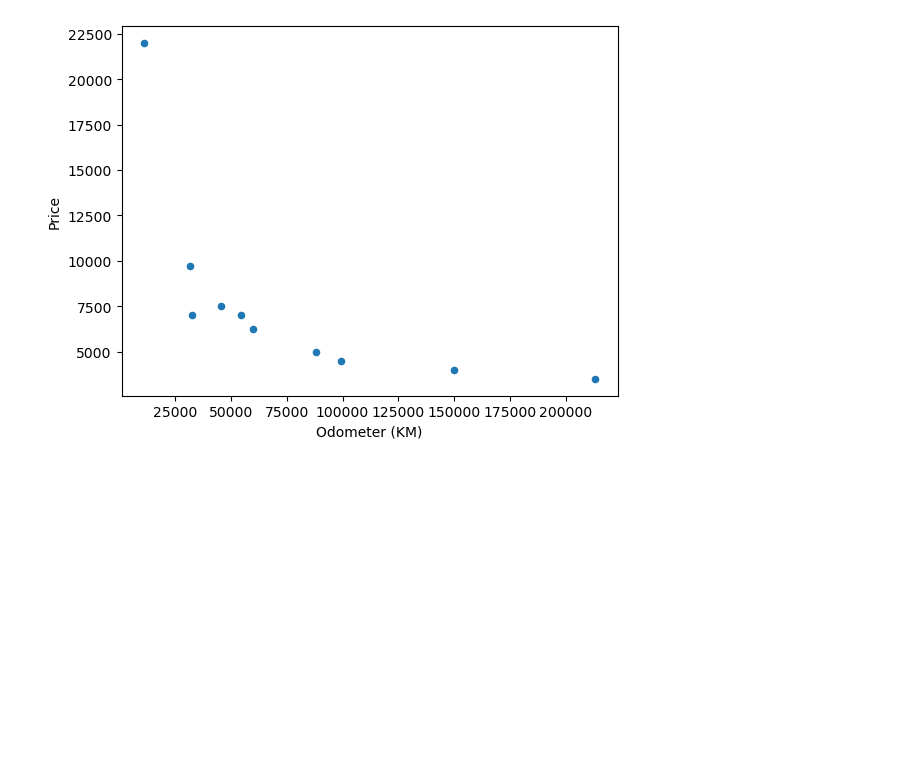
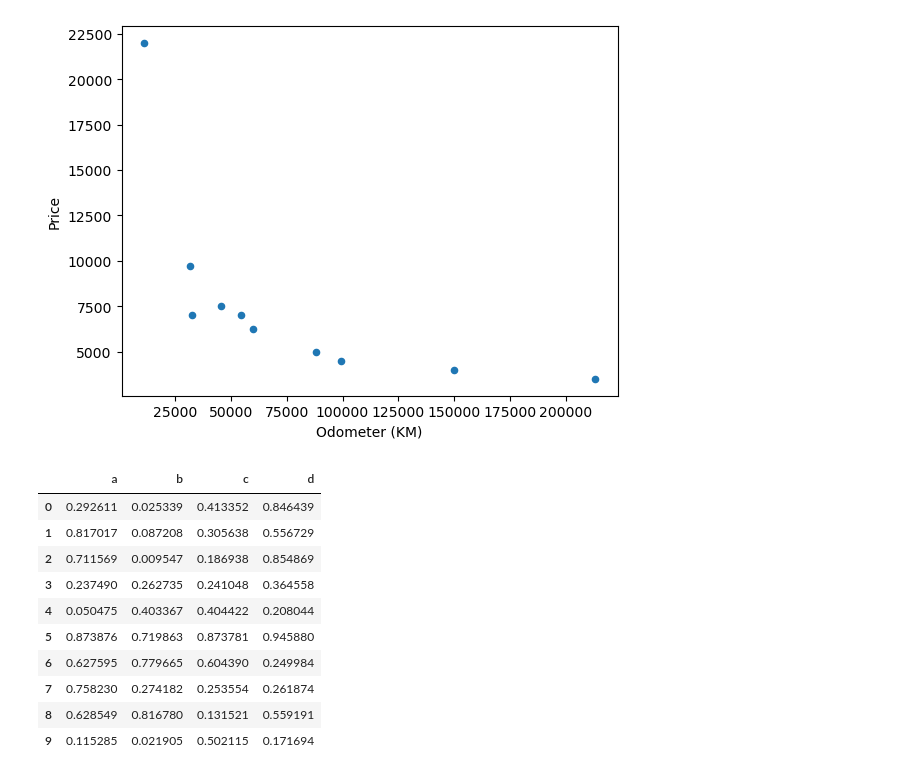
Before and after one commit to nacho481/capstone_project, a Jupyter notebook: sample_project1/Matplotlib/Matplotlib.ipynb, the cells around one changed output. Drawn from its saved outputs; the diff is of its cells as text; code cells hidden in the pictures; blank space fills up the shorter version.

Commit message:
Dataframe
Created a random dataframe to plot a bar graph.

```diff
--- a/sample_project1/Matplotlib/Matplotlib.ipynb
+++ b/sample_project1/Matplotlib/Matplotlib.ipynb
@@ -364,3 +364,21 @@ plt.close('fig')  # Remember to clear the figure
 [figure]
 # %%
 # How about a bar graph
+x = np.random.rand(10, 4)
+x
+
+# Turn it into a dataframe
+df = pd.DataFrame(x, columns=['a', 'b', 'c', 'd'])
+df
+# %% [output]
+|  | a | b | c | d |
+| 0 | 0.292611 | 0.025339 | 0.413352 | 0.846439 |
+| 1 | 0.817017 | 0.087208 | 0.305638 | 0.556729 |
+| 2 | 0.711569 | 0.009547 | 0.186938 | 0.854869 |
+| 3 | 0.237490 | 0.262735 | 0.241048 | 0.364558 |
+| 4 | 0.050475 | 0.403367 | 0.404422 | 0.208044 |
+| 5 | 0.873876 | 0.719863 | 0.873781 | 0.945880 |
+| 6 | 0.627595 | 0.779665 | 0.604390 | 0.249984 |
+| 7 | 0.758230 | 0.274182 | 0.253554 | 0.261874 |
+| 8 | 0.628549 | 0.816780 | 0.131521 | 0.559191 |
+| 9 | 0.115285 | 0.021905 | 0.502115 | 0.171694 |
```
